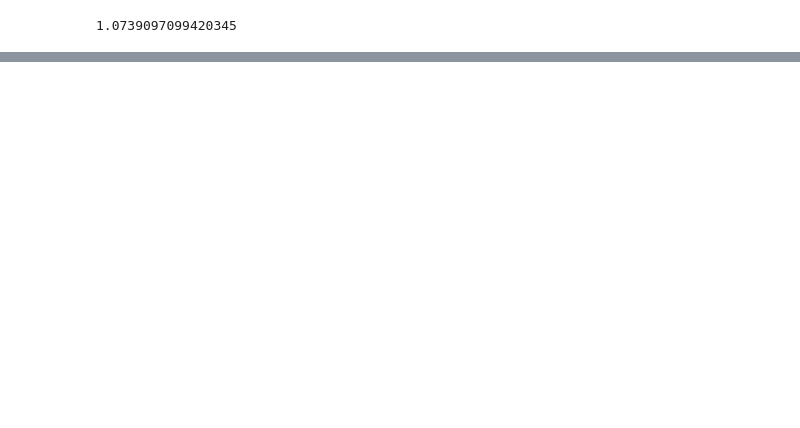
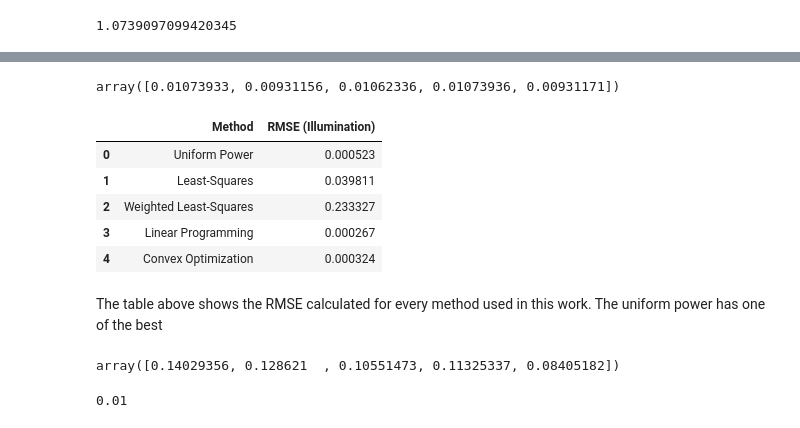
Before and after one commit to felypemaciel/lamps, a Jupyter notebook: lamps.ipynb, the cells around one changed output, grey strips where cells are left out. Saved outputs shown, nothing was run; the diff lists cells and outputs as text; code cells hidden in the pictures; blank space fills up the shorter version.

```diff
--- a/lamps.ipynb
+++ b/lamps.ipynb
@@ -336,0 +365,53 @@ array([0.01073933, 0.00931156, 0.01062336, 0.01073936, 0.00931171])
+# %%
+illumCoeff @ p_cvx  # illuminations given by the convex optimizatio solution
+# %% [output]
+array([0.01073933, 0.00931156, 0.01062336, 0.01073936, 0.00931171])
+# %%
+def calcrmse(illumination, desired):
+    return ((np.sum(illumination - desired)**2)/5)**(1/2)
+# %%
+ill_uniform  = illumCoeff @ p_uniform
+ill_ls       = illumCoeff @ p_opt
+ill_ls_const = illumCoeff @ p_opt_const
+ill_wls      = illumCoeff @ p_opt_wls
+ill_lp       = illumCoeff @ p_lp
+ill_cvx      = illumCoeff @ p_cvx
+# %%
+rmse_uniform  = calcrmse(ill_uniform, desiredillum)
+rmse_ls       = calcrmse(ill_ls, desiredillum)
+rmse_ls_const = calcrmse(ill_ls_const, desiredillum)
+rmse_wls      = calcrmse(ill_wls, desiredillum)
+rmse_lp       = calcrmse(ill_lp, desiredillum)
+rmse_cvx      = calcrmse(ill_cvx, desiredillum)
+# %%
+methods = ['Uniform Power', 'Least-Squares', 'Weighted Least-Squares', 'Linear Programming', 'Convex Optimization']
+rmse_all = [rmse_uniform, rmse_ls_const, rmse_wls, rmse_lp, rmse_cvx]
+# %%
+stats = {'Method': methods, 'RMSE (Illumination)': rmse_all}
+stats = pd.DataFrame(stats)
+# stats.index = methods
+
+stats = stats.style.set_table_styles(
+    [{'selector': 'th', 'props': [('text-align', 'center')]},         # align column headers
+     {'selector': 'td', 'props': [('text-align', 'left')]},       # align data to the center
+     {'selector': 'thead th', 'props': [('text-align', 'center')]}    # ensure headers are aligned left
+    ], axis=None)
+
+display(stats)
+# %% [output]
+|  | Method | RMSE (Illumination) |
+| 0 | Uniform Power | 0.000523 |
+| 1 | Least-Squares | 0.039811 |
+| 2 | Weighted Least-Squares | 0.233327 |
+| 3 | Linear Programming | 0.000267 |
+| 4 | Convex Optimization | 0.000324 |
+# %% [markdown]
+The table above shows the RMSE calculated for every method used in this work. The uniform power has one of the best
+# %%
+ill_wls
+# %% [output]
+array([0.14029356, 0.128621  , 0.10551473, 0.11325337, 0.08405182])
+# %%
+desiredillum
+# %% [output]
+0.01
```
Also changed, not shown: parts of 15 cells of this notebook, 1 other file.
